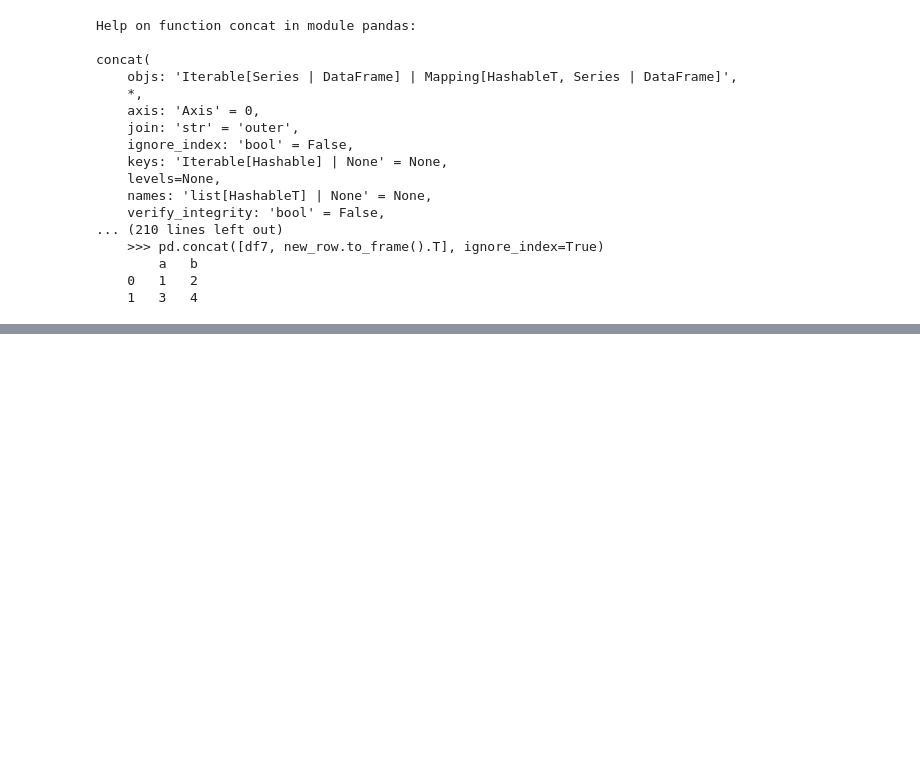
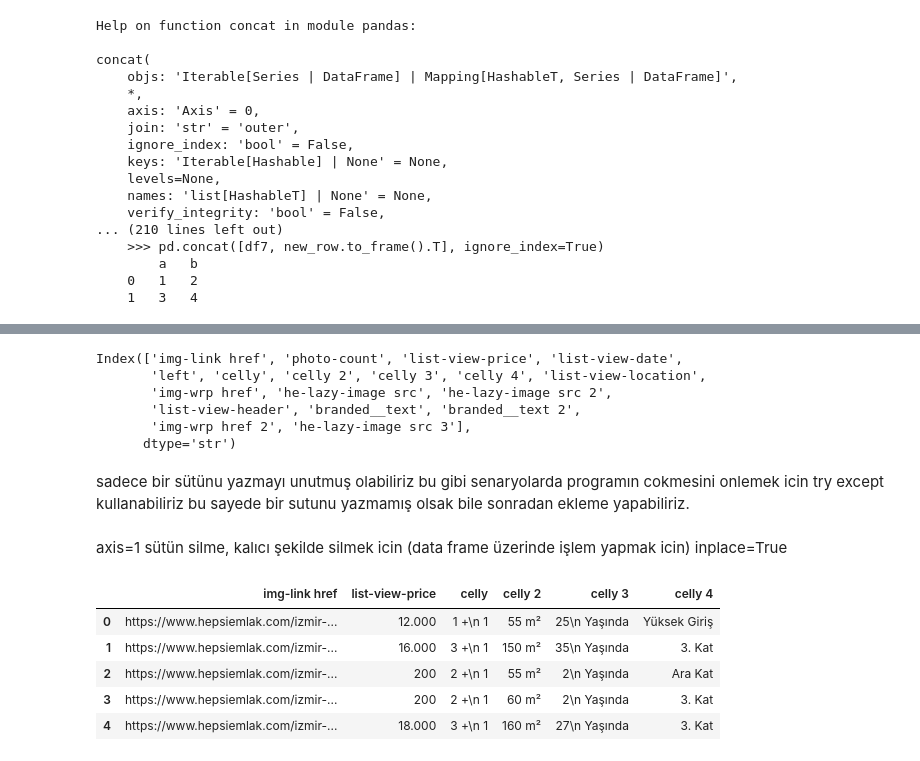
Before and after one commit to oguz-kocak/Kira-Tahmini, a Jupyter notebook: veri-ayikla.ipynb, the cells around one changed output, grey strips where cells are left out. Drawn from its saved outputs; the diff is of its cells as text; code cells hidden in the pictures; blank space fills up the shorter version.

```diff
--- a/veri-ayikla.ipynb
+++ b/veri-ayikla.ipynb
@@ -186,0 +244,33 @@ concat(
+# %%
+df.columns
+# %% [output]
+Index(['img-link href', 'photo-count', 'list-view-price', 'list-view-date',
+       'left', 'celly', 'celly 2', 'celly 3', 'celly 4', 'list-view-location',
+       'img-wrp href', 'he-lazy-image src', 'he-lazy-image src 2',
+       'list-view-header', 'branded__text', 'branded__text 2',
+       'img-wrp href 2', 'he-lazy-image src 3'],
+      dtype='str')
+# %%
+silinecekSutunlar = ['photo-count','list-view-date','left',
+       'img-wrp href', 'he-lazy-image src', 'he-lazy-image src 2',
+       'list-view-header', 'branded__text', 'branded__text 2',
+       'img-wrp href 2', 'he-lazy-image src 3','list-view-location']
+for sutun in silinecekSutunlar:
+       try:
+              df.drop(sutun,axis=1,inplace=True)
+       except Exception as e:
+              print(f"Bir hata oluştu : {e}")
+# %% [markdown]
+sadece bir sütünu yazmayı unutmuş olabiliriz bu gibi senaryolarda programın cokmesini onlemek icin try except kullanabiliriz bu sayede bir sutunu yazmamış olsak bile sonradan ekleme yapabiliriz.
+# %% [markdown]
+axis=1 sütün silme,
+kalıcı şekilde silmek icin (data frame üzerinde işlem yapmak icin) inplace=True
+# %%
+df.head()
+# %% [output]
+|  | img-link href | list-view-price | celly | celly 2 | celly 3 | celly 4 |
+| 0 | https://www.hepsiemlak.com/izmir-... | 12.000 | 1 +\n 1 | 55 m² | 25\n Yaşında | Yüksek Giriş |
+| 1 | https://www.hepsiemlak.com/izmir-... | 16.000 | 3 +\n 1 | 150 m² | 35\n Yaşında | 3. Kat |
+| 2 | https://www.hepsiemlak.com/izmir-... | 200 | 2 +\n 1 | 55 m² | 2\n Yaşında | Ara Kat |
+| 3 | https://www.hepsiemlak.com/izmir-... | 200 | 2 +\n 1 | 60 m² | 2\n Yaşında | 3. Kat |
+| 4 | https://www.hepsiemlak.com/izmir-... | 18.000 | 3 +\n 1 | 160 m² | 27\n Yaşında | 3. Kat |
```
Also changed, not shown: parts of 16 cells of this notebook, 2 other files.
